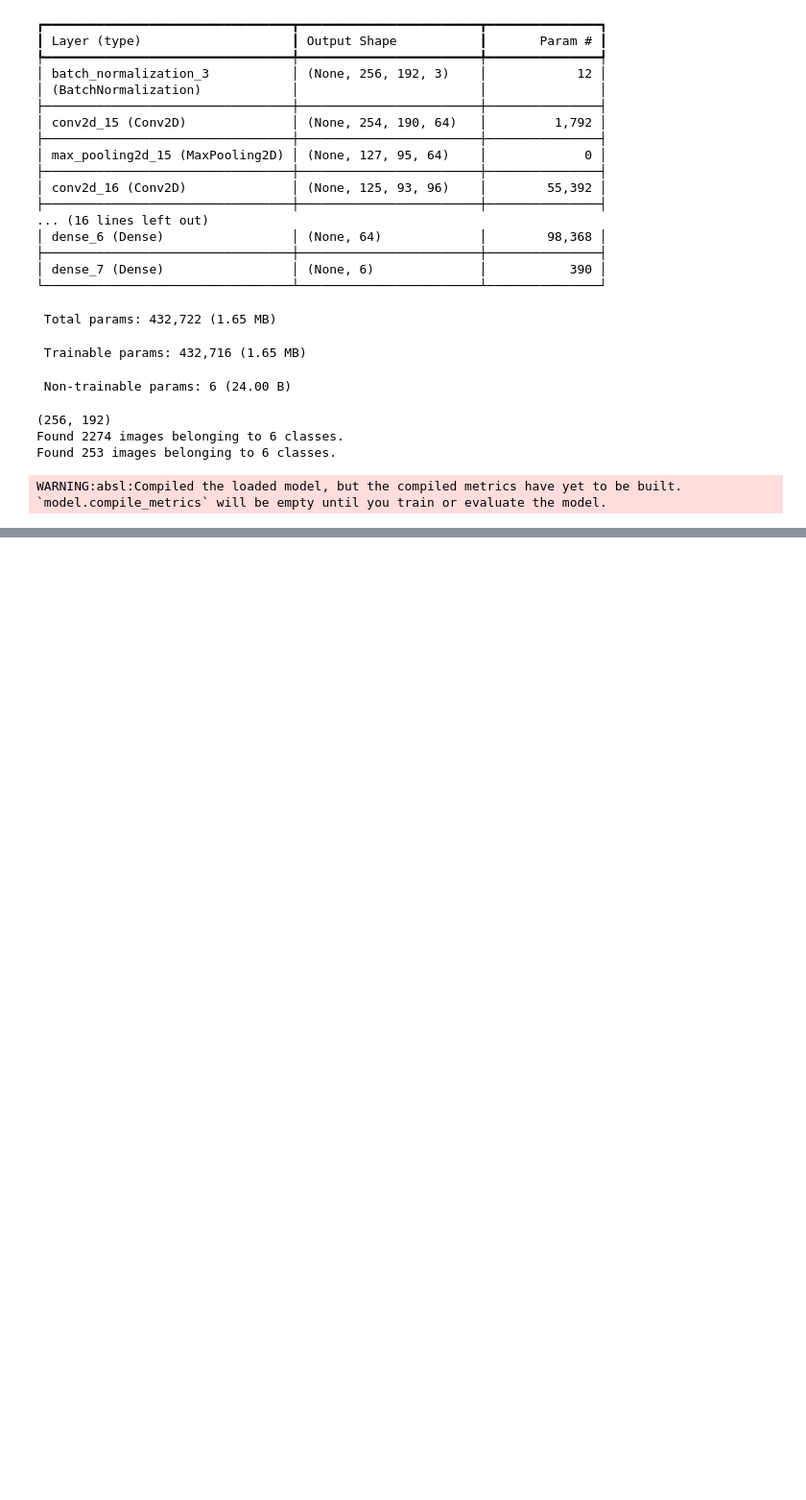
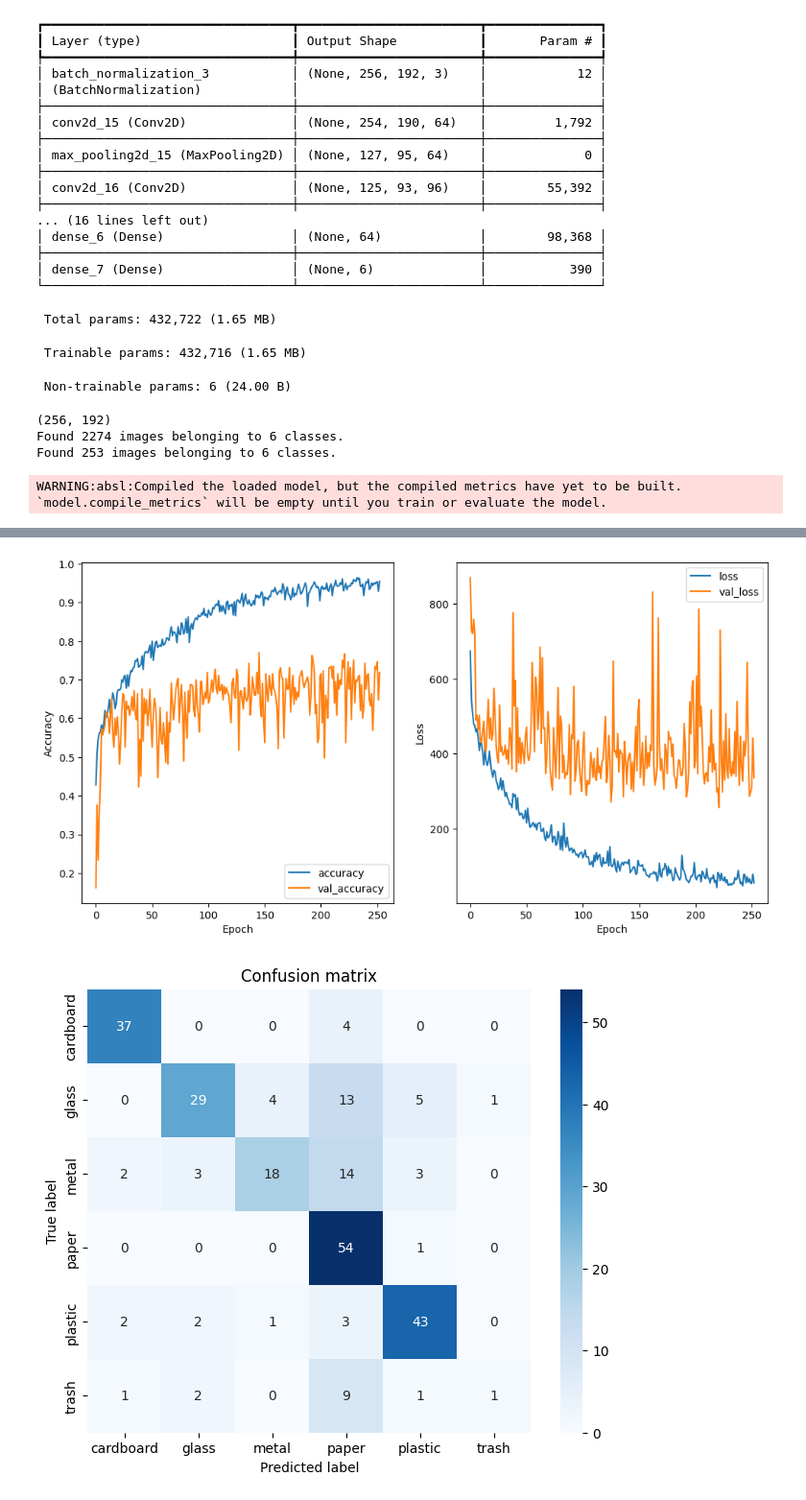
Before and after one commit to inessmatos/CAA_P1, a Jupyter notebook: CNN.ipynb, the cells around one changed output, grey strips where cells are left out. Shown at 96% size. Drawn from its saved outputs; the diff is of its cells as text; code cells hidden in the pictures; blank space fills up the shorter version.

Commit message:
Add training history for model_cnn9_1242770 including accuracy, loss, validation accuracy, and validation loss metrics

```diff
--- a/CNN.ipynb
+++ b/CNN.ipynb
@@ -574,0 +699,27 @@ model_cnn8.evaluate()
+# %%
+count = {}
+for dir in os.listdir("train/"):
+    count[dir] = len(glob.glob(os.path.join( "train/",dir, '*.jpg')))
+
+def weigthed_loss(class_weights):
+
+    sorted_keys = sorted(class_weights.keys())
+    weight_tensor = tf.constant([class_weights[k] for k in sorted_keys], dtype=tf.float32)
+
+    def loss(y_true, y_pred):
+        y_pred = tf.clip_by_value(y_pred, tf.keras.backend.epsilon(), 1 - tf.keras.backend.epsilon())
+        y_true_class = tf.argmax(y_true, axis=-1)
+        loss_per_sample = -tf.reduce_sum(y_true * tf.math.log(y_pred), axis=-1)
+        sample_weights = tf.gather(weight_tensor, y_true_class)
+        weighted_loss = sample_weights * loss_per_sample
+        return tf.reduce_mean(weighted_loss)
+
+    return loss
+
+weigthed_loss_func = weigthed_loss(count)
+# %%
+IMG_SIZE = (128,128)
+model_cnn9 = MModel("model_cnn9")
+model_cnn9.set_model(model_cnn_c(IMG_SIZE, dropout=0.2))
+model_cnn9.compile(optimizer='adam', loss=weigthed_loss_func, metrics=['accuracy'])
+history = model_cnn9.fit(epochs=300, verbose=1, callbacks=[early_stopping])
@@ -574,0 +748,3 @@ model_cnn8.evaluate()
+# %%
+model_cnn9.evaluate()
+# %% [output]
@@ -574,0 +768,2 @@ model_cnn8.evaluate()
+[figure, added]
+[figure, added]
```
Also changed, not shown: parts of 21 cells of this notebook, 31 other files.
